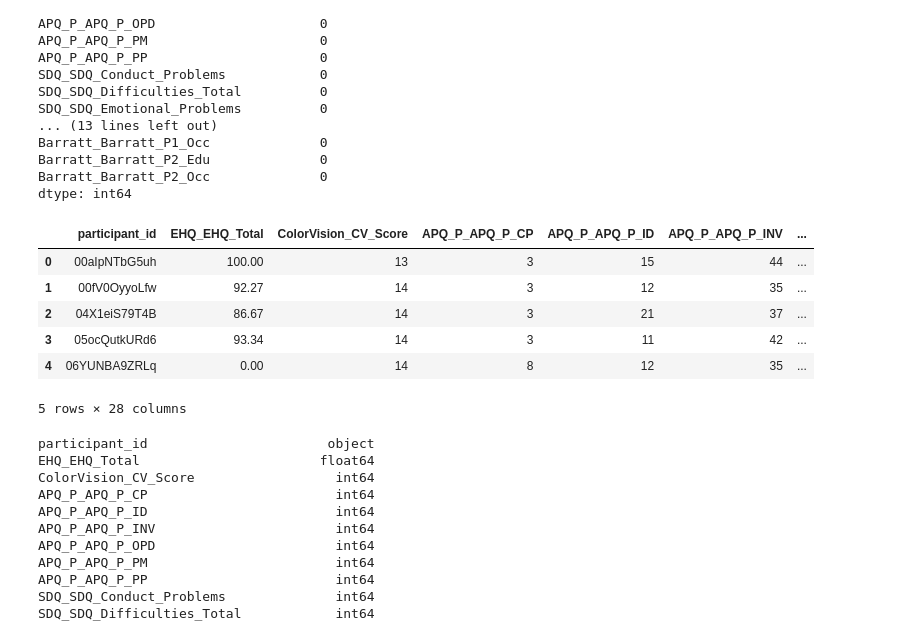
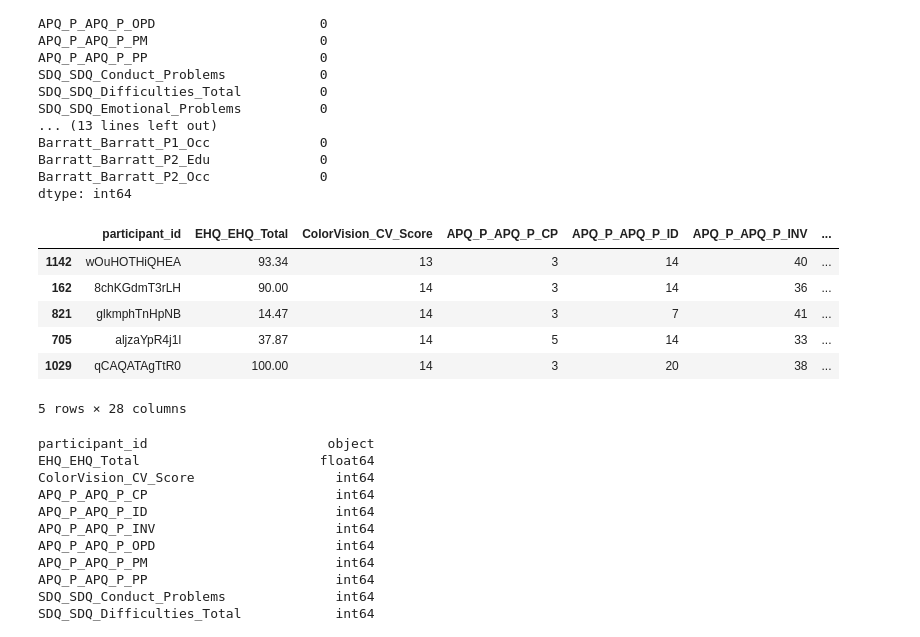
Before and after one commit to nnoromiv/brain-activity-pattern-differences-in-ADHD, a Jupyter notebook: explorer.ipynb, the cells around one changed output. Drawn from its saved outputs; the diff is of its cells as text; code cells hidden in the pictures.

```diff
--- a/explorer.ipynb
+++ b/explorer.ipynb
@@ -201,0 +213,3 @@ dtype: int64
+# %%
+# This line of code is splitting the DataFrame `df_meta` into two separate datasets, `train_data` and `test_data`, using the `train_test_split` function. The `train_size=0.2` parameter specifies that 20% of the data will be allocated to the training set (`train_data`), while the remaining 80% will be allocated to the test set (`test_data`). The `random_state=42` parameter sets a seed for the random number generator to ensure reproducibility of the split.
+train_data, test_data = train_test_split(df_meta, train_size=0.2, random_state=42)
@@ -201,0 +254,3 @@ dtype: int64
+# %%
+z_scores = zscore(train_data['Basic_Demos_Enroll_Year'])
+train_data = train_data[(z_scores < 3) & (z_scores > -3)]
@@ -207,4 +268,4 @@ dtype: int64
 - <span style="font-family: Century Gothic; font-size: 15px">Normalize/scale numerical features.</span>
 # %%
 # This line of code is filling missing values in the 'MRI_Track_Age_at_Scan' column of the DataFrame 'df_meta' with the median value of that column. The `fillna()` method is used to replace NaN (missing) values with a specified value, in this case, the median of the column. The `inplace=True` parameter ensures that the operation is done on the original DataFrame 'df_meta' without creating a new copy.
-df_meta.MRI_Track_Age_at_Scan.fillna(df_meta.MRI_Track_Age_at_Scan.median(), inplace=True)
+train_data.MRI_Track_Age_at_Scan.fillna(train_data.MRI_Track_Age_at_Scan.median(), inplace=True)
@@ -211,3 +279,3 @@ df_meta.MRI_Track_Age_at_Scan.fillna(df_meta.MRI_Track_Age_at_Scan.median(), inp
 # %%
 # This line of code is filling missing values in the column `PreInt_Demos_Fam_Child_Ethnicity` of the DataFrame `df_meta` with the median value of that column. The `fillna()` method is used to replace missing (NaN) values with a specified value, in this case, the median of the column. The `inplace=True` parameter ensures that the operation is done on the original DataFrame `df_meta` without creating a new copy.
-df_meta.PreInt_Demos_Fam_Child_Ethnicity.fillna(df_meta.PreInt_Demos_Fam_Child_Ethnicity.median(), inplace=True)
+train_data.PreInt_Demos_Fam_Child_Ethnicity.fillna(train_data.PreInt_Demos_Fam_Child_Ethnicity.median(), inplace=True)
@@ -232,13 +307,13 @@ Barratt_Barratt_P2_Edu              0
 Barratt_Barratt_P2_Occ              0
 dtype: int64
 # %%
-df_meta.head()
+train_data.head()
 # %% [output]
 |  | participant_id | EHQ_EHQ_Total | ColorVision_CV_Score | APQ_P_APQ_P_CP | APQ_P_APQ_P_ID | APQ_P_APQ_P_INV | ... |
-| 0 | 00aIpNTbG5uh | 100.00 | 13 | 3 | 15 | 44 | ... |
-| 1 | 00fV0OyyoLfw | 92.27 | 14 | 3 | 12 | 35 | ... |
-| 2 | 04X1eiS79T4B | 86.67 | 14 | 3 | 21 | 37 | ... |
-| 3 | 05ocQutkURd6 | 93.34 | 14 | 3 | 11 | 42 | ... |
-| 4 | 06YUNBA9ZRLq | 0.00 | 14 | 8 | 12 | 35 | ... |
+| 1142 | wOuHOTHiQHEA | 93.34 | 13 | 3 | 14 | 40 | ... |
+| 162 | 8chKGdmT3rLH | 90.00 | 14 | 3 | 14 | 36 | ... |
+| 821 | glkmphTnHpNB | 14.47 | 14 | 3 | 7 | 41 | ... |
+| 705 | aljzaYpR4j1l | 37.87 | 14 | 5 | 14 | 33 | ... |
+| 1029 | qCAQATAgTtR0 | 100.00 | 14 | 3 | 20 | 38 | ... |
 5 rows × 28 columns
 # %%
```
Also changed, not shown: parts of 16 cells of this notebook, 1 other file.
